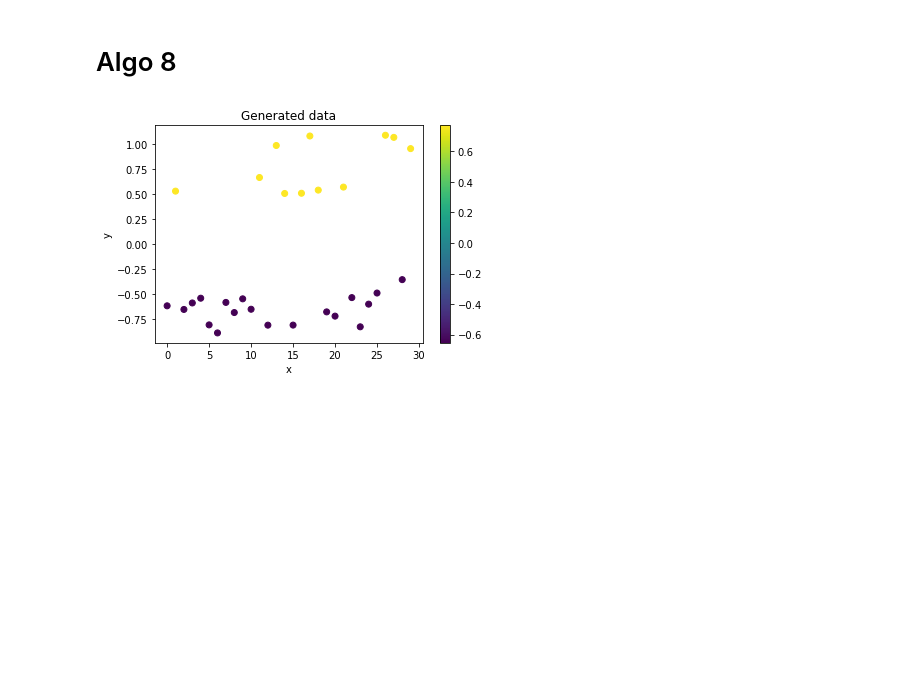
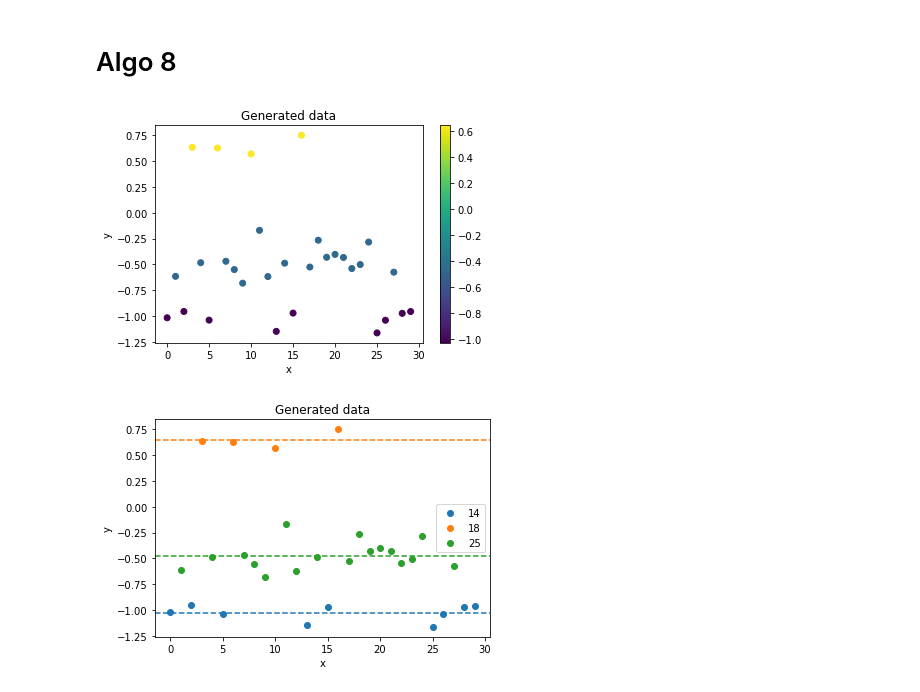
Before and after one commit to MariusAlonso/MVA-PGM-Sampling-Methods-DP-Mixture-Models, a Jupyter notebook: algo8.ipynb, the cells around one changed output. Cells and saved outputs as stored; diff of their text form; code cells hidden in the pictures; blank space fills up the shorter version.

```diff
--- a/algo8.ipynb
+++ b/algo8.ipynb
@@ -79,19 +79,33 @@ def algo_8(y, N, alpha, m):
 
     return c_table[-1], phi_table[-1]
 # %%
-N = 50
+N = 200
 alpha = 0.25
 m = 5
 
 c, phi = algo_8(y, N, alpha, m)
 
 # plot y coloured by theta
 plt.figure()
 plt.scatter(np.arange(n), y, c=phi[c - 1])
 plt.title("Generated data")
 plt.xlabel("x")
 plt.ylabel("y")
 plt.colorbar()
 plt.show()
+
+# plot y coloured by theta
+plt.figure()
+# define infinite list of colors
+COLORS = plt.rcParams['axes.prop_cycle'].by_key()['color']
+for i, cluster in enumerate(np.unique(c)):
+    plt.scatter(np.arange(n)[c == cluster], y[c == cluster], label=cluster, color=COLORS[i])
+    plt.axhline(phi[cluster - 1], color=COLORS[i], linestyle="--")
+plt.title("Generated data")
+plt.xlabel("x")
+plt.ylabel("y")
+plt.legend()
+plt.show()
 # %% [output]
-[figure, old version]
+[figure, new version]
+[figure, added]
```
Also changed, not shown: parts of 1 cell of this notebook.
